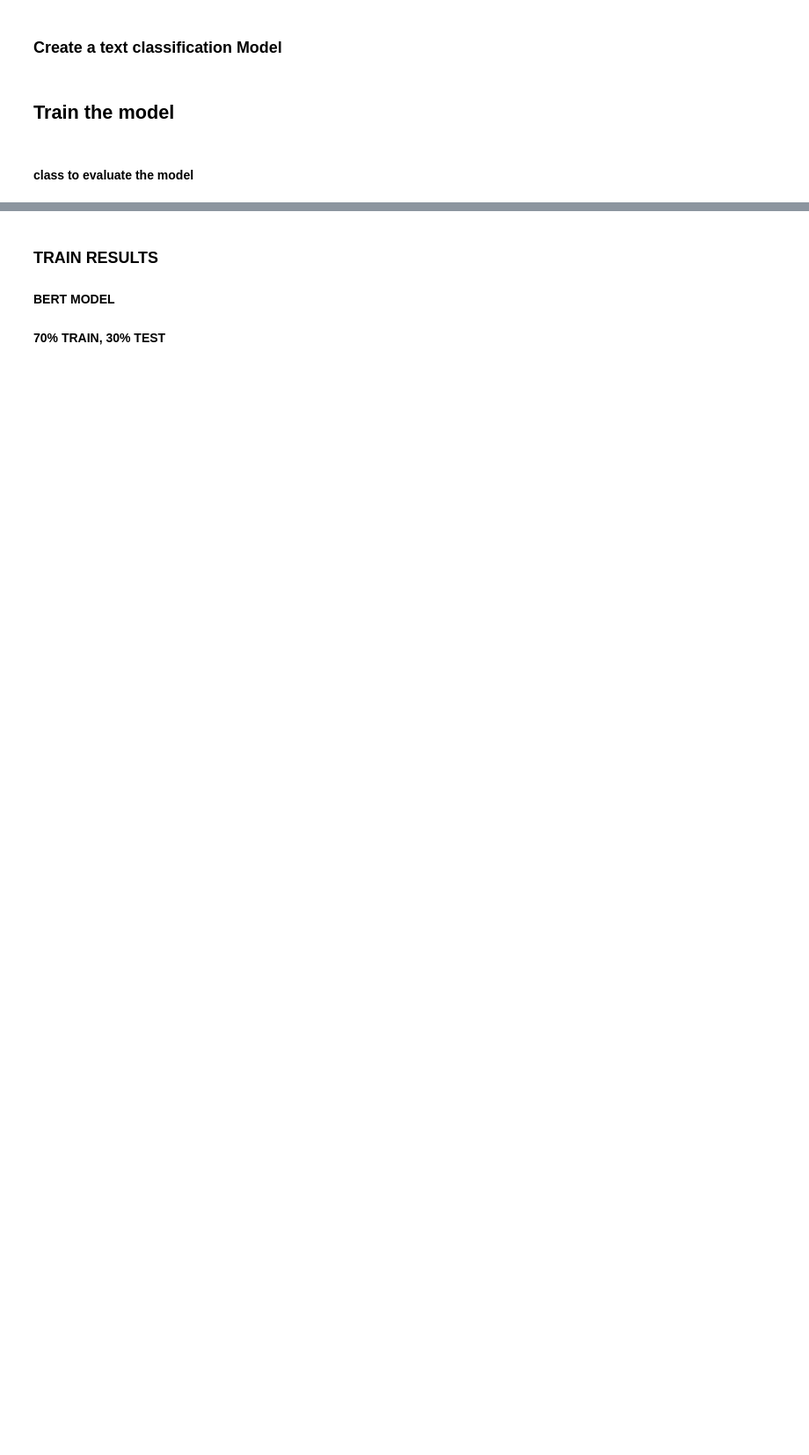
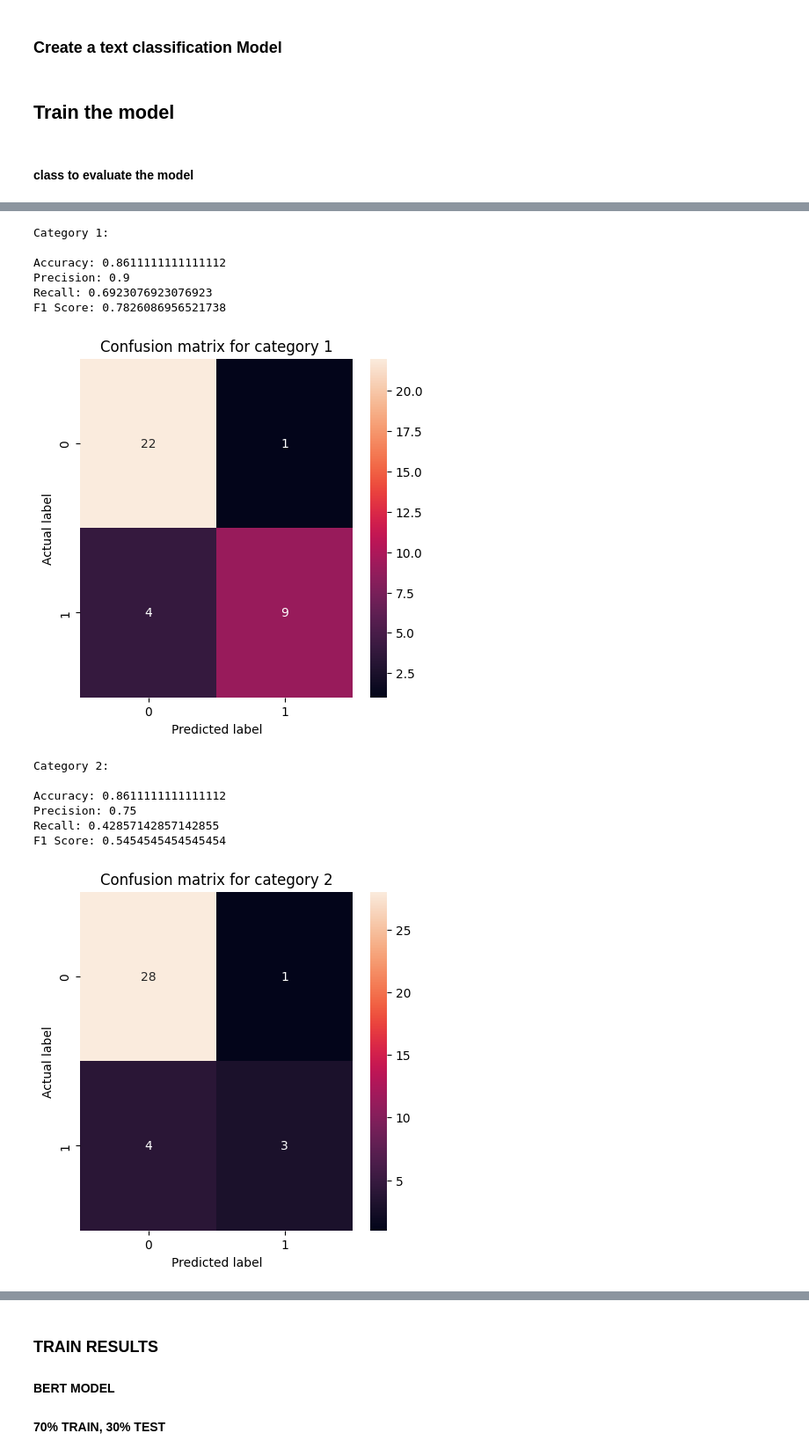
Before and after one commit to renanarimon/ProBogota, a Jupyter notebook: Text_Class.ipynb, the cells around one changed output, grey strips where cells are left out. Shown at 88% size. Cells and saved outputs as stored; diff of their text form; code cells hidden in the pictures; blank space fills up the shorter version.

```diff
--- a/Text_Class.ipynb
+++ b/Text_Class.ipynb
@@ -584,0 +609,3 @@ def plot_evaluate(model):
+# %%
+# Generate predictions on the test set
+y_pred = shallow_mlp_model.predict(test_dataset)
@@ -584,0 +614,48 @@ def plot_evaluate(model):
+# %%
+binary_predictions = np.round(y_pred)
+# %%
+y_true = np.vstack(test_dataset.map(lambda x, y: y).as_numpy_iterator())
+# %%
+from sklearn.metrics import confusion_matrix, accuracy_score, precision_score, recall_score, f1_score
+import seaborn as sns
+import numpy as np
+
+for i in range(binary_predictions.shape[1]):
+    print(f"Category {i+1}:\n")
+    true_labels = y_true[:, i]
+    predicted_labels = binary_predictions[:, i]
+
+    # Calculate metrics
+    accuracy = accuracy_score(true_labels, predicted_labels)
+    precision = precision_score(true_labels, predicted_labels)
+    recall = recall_score(true_labels, predicted_labels)
+    f1 = f1_score(true_labels, predicted_labels)
+
+    print(f"Accuracy: {accuracy}")
+    print(f"Precision: {precision}")
+    print(f"Recall: {recall}")
+    print(f"F1 Score: {f1}\n")
+
+    # Plot confusion matrix
+    cm = confusion_matrix(true_labels, predicted_labels)
+    plt.figure(figsize=(5,5))
+    sns.heatmap(cm, annot=True, fmt="d")
+    plt.title(f'Confusion matrix for category {i+1}')
+    plt.ylabel('Actual label')
+    plt.xlabel('Predicted label')
+    plt.show()
+# %% [output]
+Category 1:
+
+Accuracy: 0.8611111111111112
+Precision: 0.9
+Recall: 0.6923076923076923
+F1 Score: 0.7826086956521738
+[figure, added]
+Category 2:
+
+Accuracy: 0.8611111111111112
+Precision: 0.75
+Recall: 0.42857142857142855
+F1 Score: 0.5454545454545454
+[figure, added]
```
Also changed, not shown: parts of 49 cells of this notebook.
